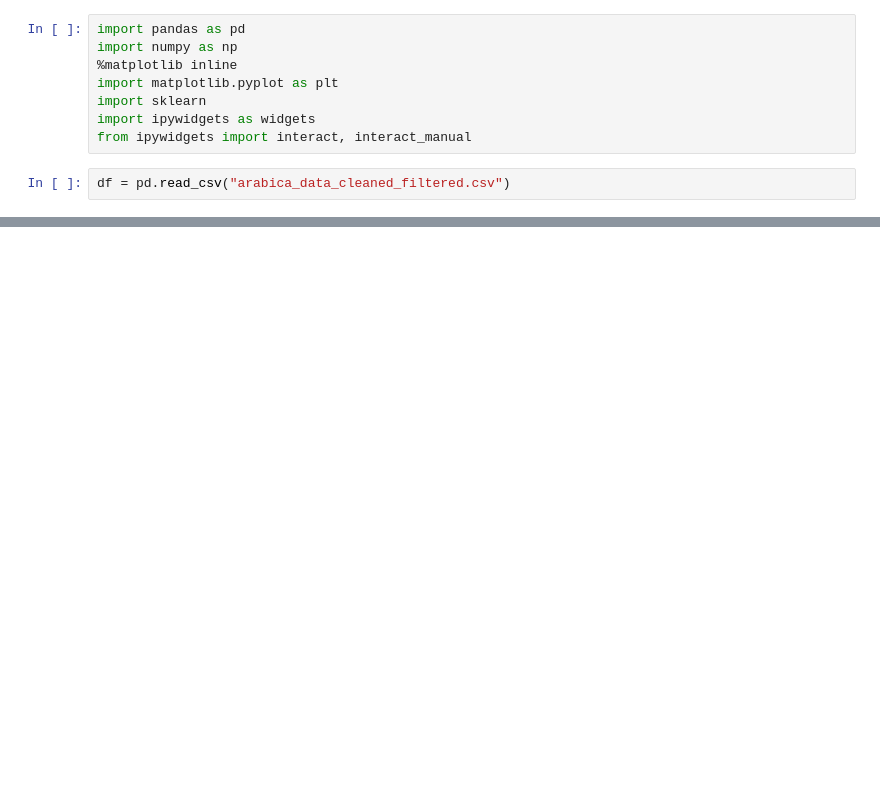
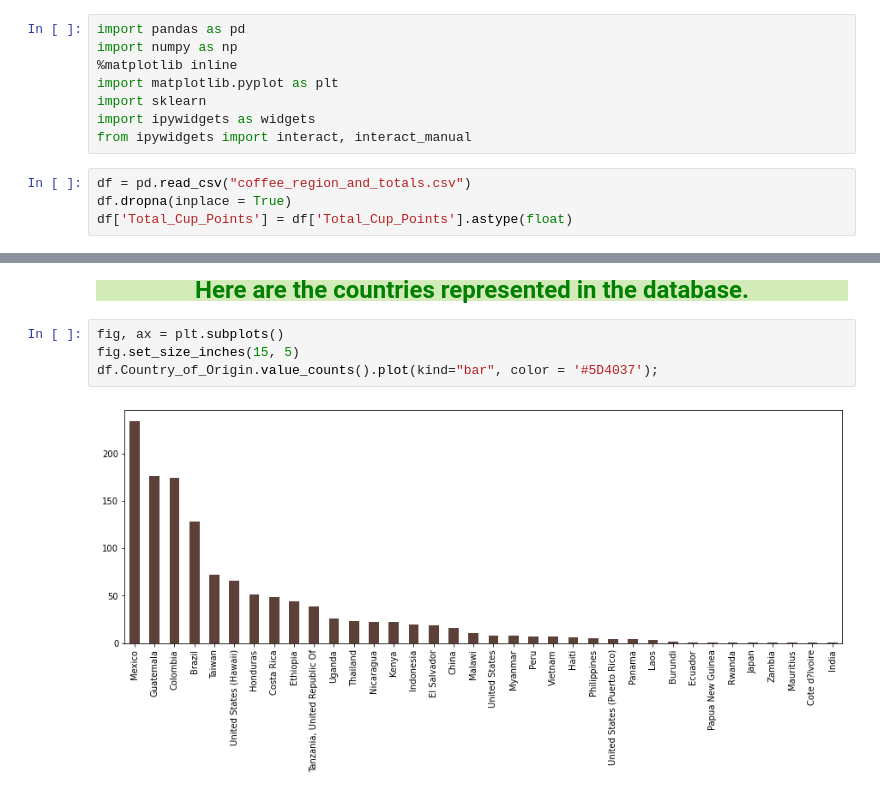
Before and after one commit to RaMcDaniel/CoffeePredictor, a Jupyter notebook: Coffee_Selector.ipynb, the cells around one changed output, grey strips where cells are left out. Saved outputs shown, nothing was run; the diff lists cells and outputs as text; blank space fills up the shorter version.

```diff
--- a/Coffee_Selector.ipynb
+++ b/Coffee_Selector.ipynb
@@ -15,4 +15,6 @@ import sklearn
 import ipywidgets as widgets
 from ipywidgets import interact, interact_manual
 # %%
-df = pd.read_csv("arabica_data_cleaned_filtered.csv")
+df = pd.read_csv("coffee_region_and_totals.csv")
+df.dropna(inplace = True)
+df['Total_Cup_Points'] = df['Total_Cup_Points'].astype(float)
@@ -20,0 +44,8 @@ aspects = ["aroma", "flavor", "aftertaste", "acidity", "body", "balance", "unifo
+# %% [markdown]
+<p style="text-align: center; font-weight: bold; font-size:x-large; color:green; background-color:#D3EAB9;">Here are the countries represented in the database.</p>
+# %%
+fig, ax = plt.subplots()
+fig.set_size_inches(15, 5)
+df.Country_of_Origin.value_counts().plot(kind="bar", color = '#5D4037');
+# %% [output]
+[figure, added]
```
Also changed, not shown: parts of 11 cells of this notebook, 2 other files.
